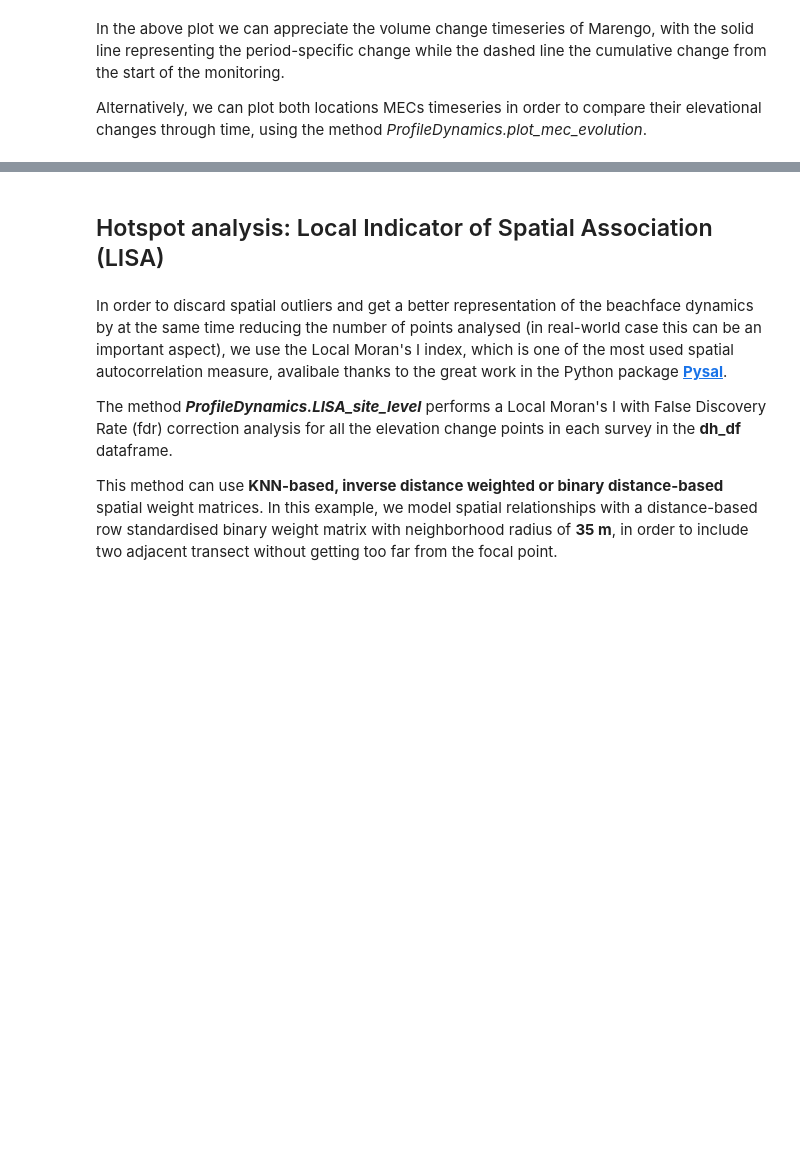
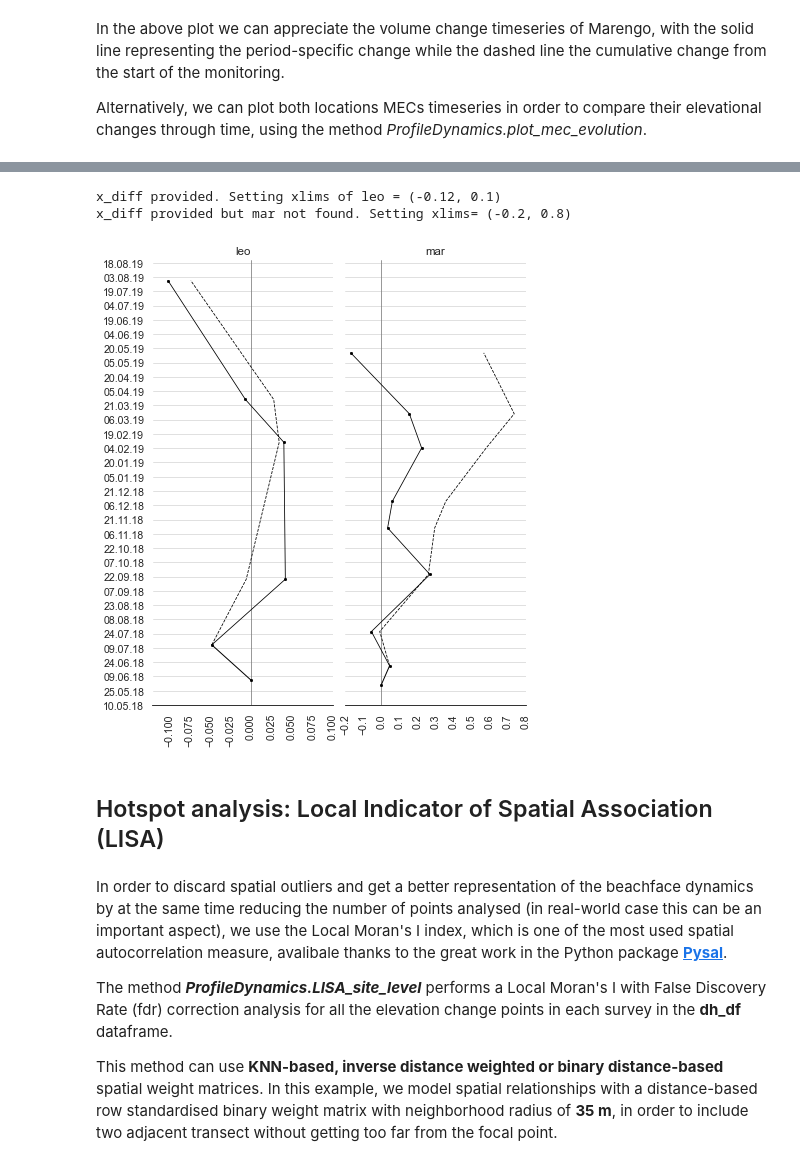
Before and after one commit to npucino/sandpyper, a Jupyter notebook: examples/3 - Profile dynamics.ipynb, the cells around one changed output, grey strips where cells are left out. Drawn from its saved outputs; the diff is of its cells as text; code cells hidden in the pictures; blank space fills up the shorter version.

```diff
--- a/examples/3 - Profile dynamics.ipynb
+++ b/examples/3 - Profile dynamics.ipynb
@@ -341,3 +375,18 @@ D.plot_mec_evolution(location_field="location",x_limits=(-.2, .8),
+# %%
+x_diff={'leo':[-0.12, 0.1]}
+
+D.plot_mec_evolution(location_field="location",x_limits=(-.2, .8), scale_mode='equal',
+                     x_diff=x_diff,
+                     dates_step=15,
+                     loc_order=["leo","mar"],
+                    x_binning=10,
+                     sort_locations=False,
+                    figure_size=(6, 7),
+                    font_scale=1.2)
+# %% [output]
+x_diff provided. Setting xlims of leo = (-0.12, 0.1)
+x_diff provided but mar not found. Setting xlims= (-0.2, 0.8)
+[figure, added]
 # %% [markdown]
 ## Hotspot analysis: Local Indicator of Spatial Association (LISA)
 # %% [markdown]
```
Also changed, not shown: parts of 15 cells of this notebook, 3 other files.
